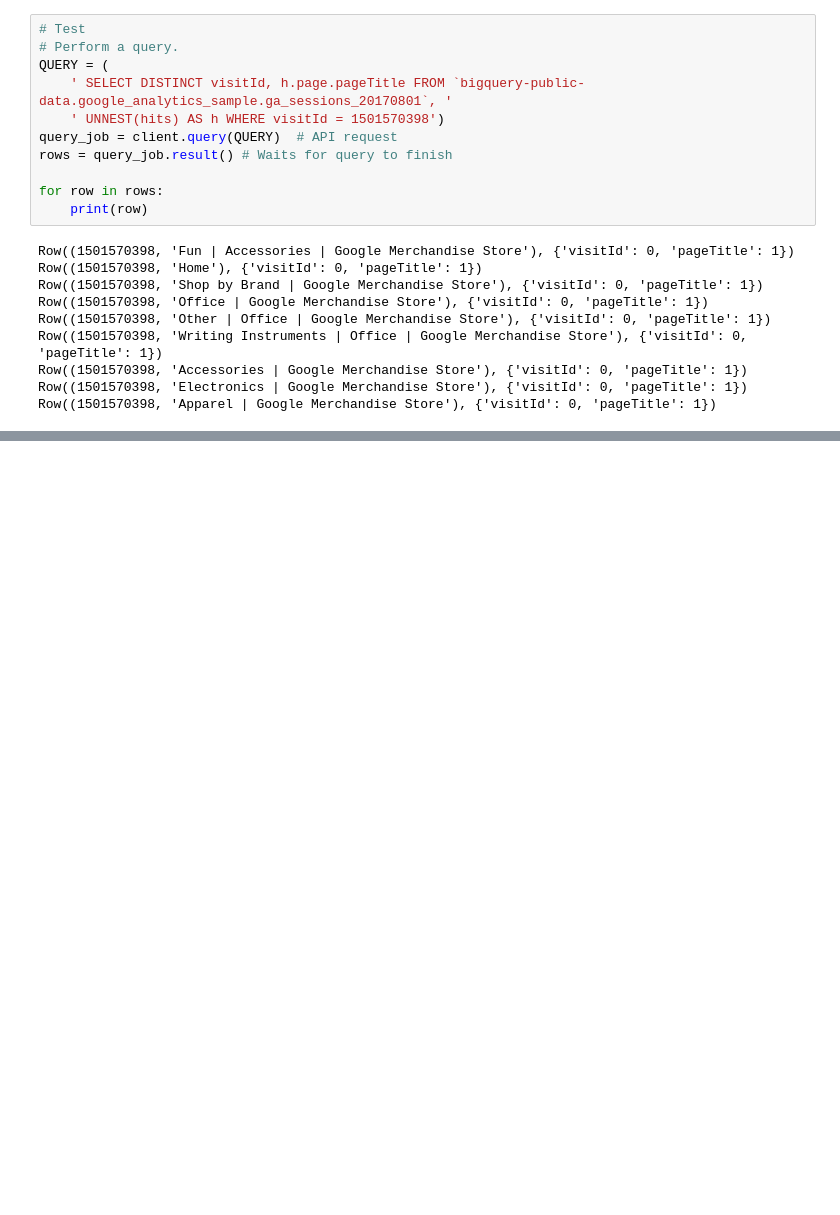
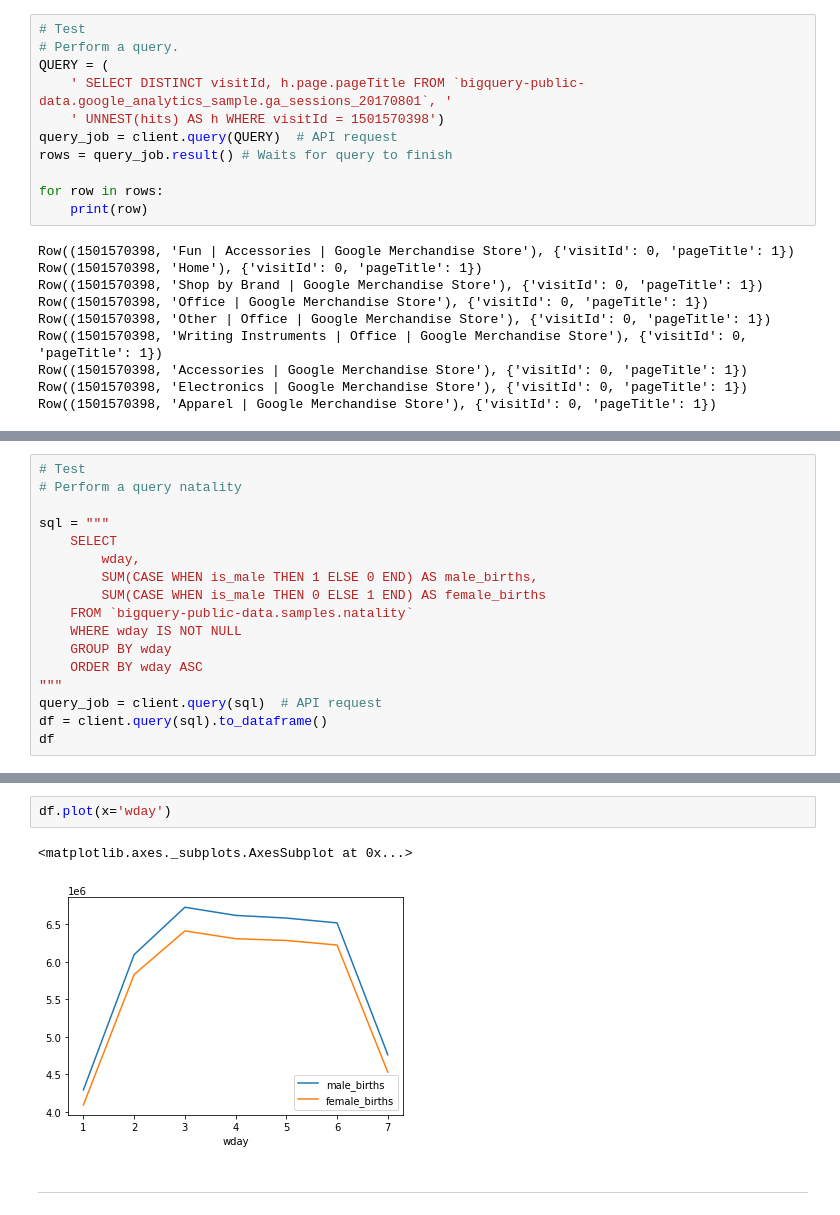
Before and after one commit to talitacardenas/The_Bridge_School_DataScience_PT, a Jupyter notebook: 02_DataAnalysis/labs/BigQuery/lab02_Google_BigQuery_en_Python.ipynb, the cells around one changed output, grey strips where cells are left out. Drawn from its saved outputs; the diff is of its cells as text; blank space fills up the shorter version.

```diff
--- a/02_DataAnalysis/labs/BigQuery/lab02_Google_BigQuery_en_Python.ipynb
+++ b/02_DataAnalysis/labs/BigQuery/lab02_Google_BigQuery_en_Python.ipynb
@@ -116,0 +271,17 @@ Row((1501570398, 'Apparel | Google Merchandise Store'), {'visitId': 0, 'pageTitl
+# %%
+# Test
+# Perform a query natality
+
+sql = """
+    SELECT
+        wday,
+        SUM(CASE WHEN is_male THEN 1 ELSE 0 END) AS male_births,
+        SUM(CASE WHEN is_male THEN 0 ELSE 1 END) AS female_births
+    FROM `bigquery-public-data.samples.natality`
+    WHERE wday IS NOT NULL
+    GROUP BY wday
+    ORDER BY wday ASC
+"""
+query_job = client.query(sql)  # API request
+df = client.query(sql).to_dataframe()
+df
@@ -116,0 +297,7 @@ Row((1501570398, 'Apparel | Google Merchandise Store'), {'visitId': 0, 'pageTitl
+# %%
+df.plot(x='wday')
+# %% [output]
+<matplotlib.axes._subplots.AxesSubplot at 0x...>
+[figure, added]
+# %% [markdown]
+****
```
Also changed, not shown: parts of 24 cells of this notebook, 2 other files.
